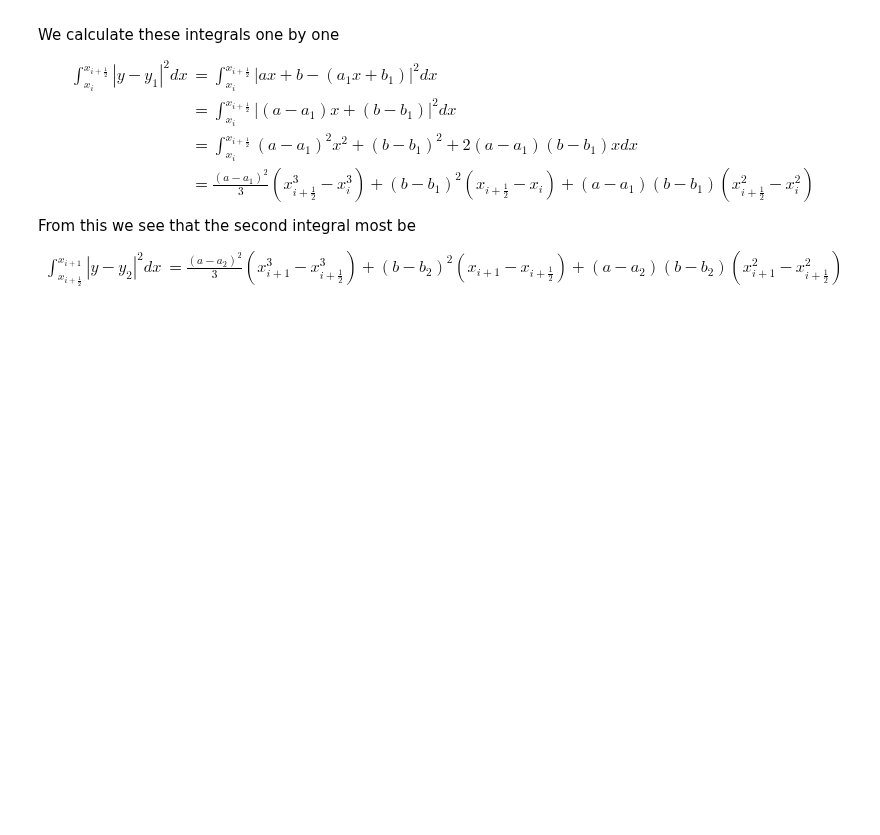
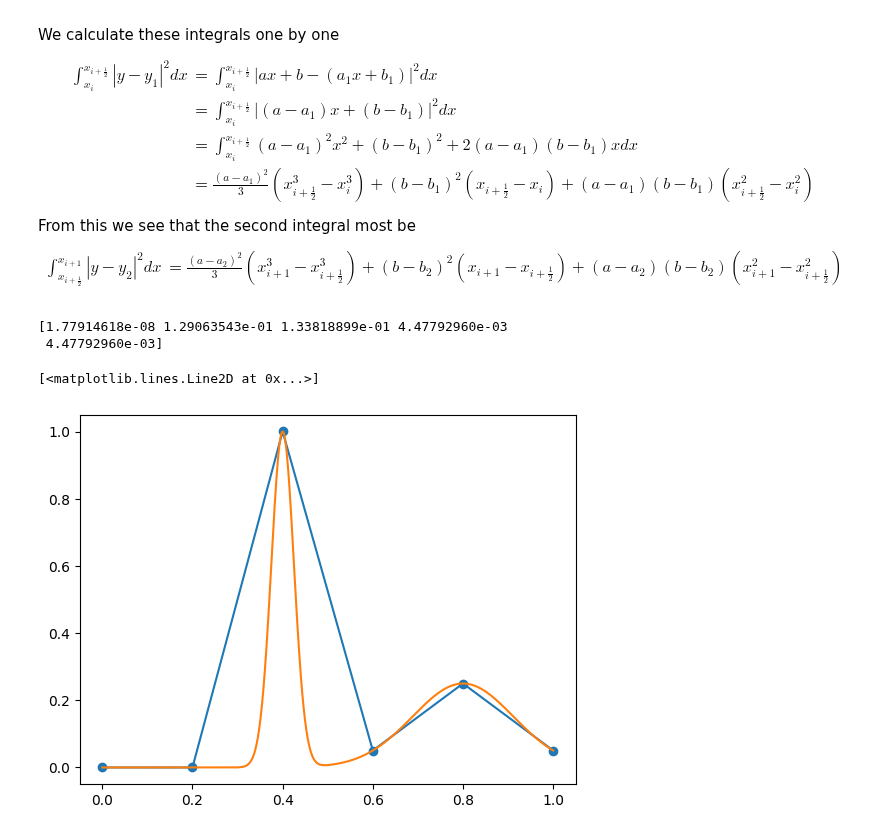
Before and after one commit to MarcusKNielsen/FEM, a Jupyter notebook: Assignment1.ipynb, the cells around one changed output. Cells and saved outputs as stored; diff of their text form; code cells hidden in the pictures; blank space fills up the shorter version.

Commit message:
compute_error_function

```diff
--- a/Assignment1.ipynb
+++ b/Assignment1.ipynb
@@ -467,8 +467,6 @@ From this we see that the second integral most be
 \end{align*}
 # %%
 import numpy as np
-
-u = lambda x: np.exp(-800*(x-0.4)**2) + 0.25 * np.exp(-40*(x-0.8)**2)
 
 def compute_error_decrease(u,VX,EToV):
 
@@ -495,6 +493,22 @@ def compute_error_decrease(u,VX,EToV):
 
         err[i] = np.sqrt(int1 + int2)
 
-return err
-
-x = np.linspace(0,1,5)
+    return err
+# %%
+import matplotlib.pyplot as plt
+
+VX = np.linspace(0,1,6)
+EToV = np.array([[0,1],[1,2],[2,3],[3,4],[4,5]])
+u = lambda x: np.exp(-800*(x-0.4)**2) + 0.25 * np.exp(-40*(x-0.8)**2)
+
+error = compute_error_decrease(u,VX,EToV)
+print(error)
+x = np.linspace(0,1,1000)
+
+plt.plot(VX,u(VX),"o-")
+plt.plot(x,u(x))
+# %% [output]
+[1.77914618e-08 1.29063543e-01 1.33818899e-01 4.47792960e-03
+ 4.47792960e-03]
+[<matplotlib.lines.Line2D at 0x...>]
+[figure, added]
```
